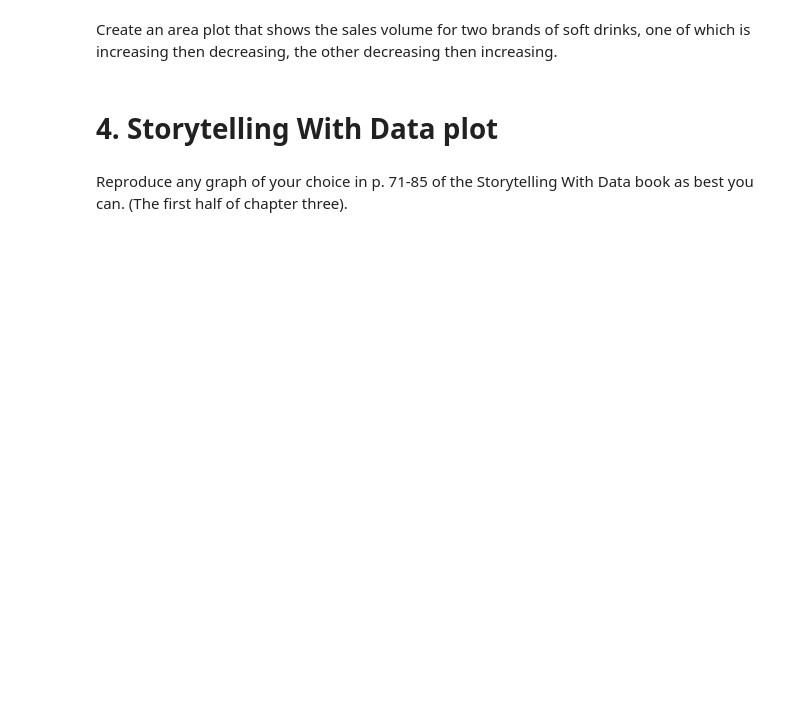
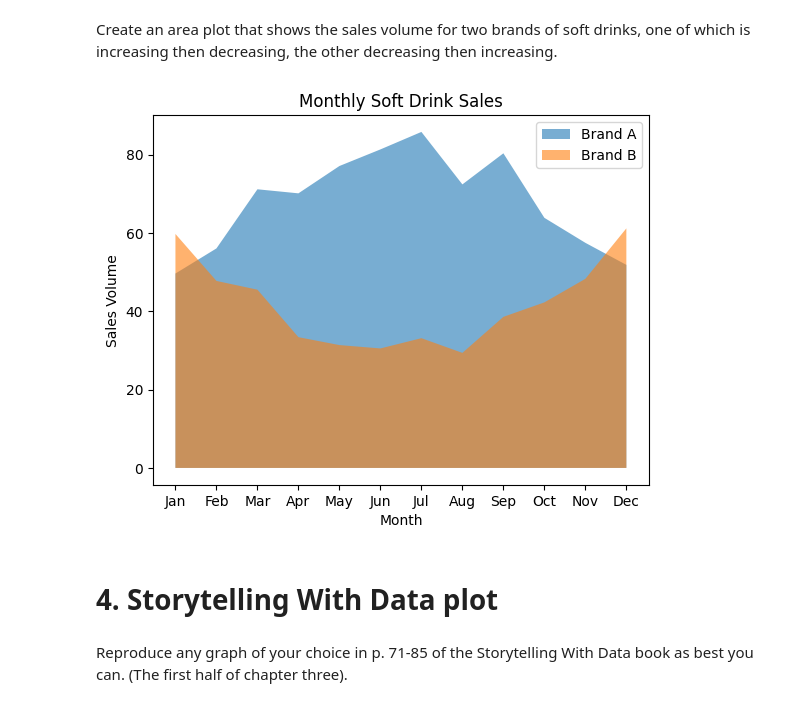
Before and after one commit to svajhart-bu/dx699, a Jupyter notebook: week-05/OMDS-ModB2-Week5-Svajhart-Michael.ipynb, the cells around one changed output. Drawn from its saved outputs; the diff is of its cells as text; code cells hidden in the pictures; blank space fills up the shorter version.

```diff
--- a/week-05/OMDS-ModB2-Week5-Svajhart-Michael.ipynb
+++ b/week-05/OMDS-ModB2-Week5-Svajhart-Michael.ipynb
@@ -239,5 +298,38 @@ Create a line plot that shows a sales volume of soft drinks that decreases, then
 # %% [markdown]
 Create an area plot that shows the sales volume for two brands of soft drinks, one of which is increasing then decreasing, the other decreasing then increasing.
+# %%
+# Months - same as last graph
+months = np.arange(1, 13)
+
+# Brand A: same U like last graph standard U shape
+brand_A = 80 - (months - 6.5)**2
+noise_a = np.random.normal(0, 2, 12) #adds a value from 0 +-2 so values for each month will wiggle down or up after adding the values
+brand_A = brand_A + noise_a
+brand_A += np.random.normal(0, 2, 12)
+
+# Brand B: Turn that frown upside down
+brand_B = 30 + (months - 6.5)**2
+noise_b = np.random.normal(0,3, 12) #adds a value from 0 +-3 so values for each month will wiggle down or up after adding the values
+brand_B = brand_B + noise_a
+
+plt.figure()
+
+plt.fill_between(months, brand_A, alpha=0.6, label="Brand A")
+plt.fill_between(months, brand_B, alpha=0.6, label="Brand B")
+
+plt.xticks(months, [
+    "Jan","Feb","Mar","Apr","May","Jun",
+    "Jul","Aug","Sep","Oct","Nov","Dec"
+])
+
+plt.xlabel("Month")
+plt.ylabel("Sales Volume")
+plt.title("Monthly Soft Drink Sales")
+plt.legend()
+
+plt.show()
+# %% [output]
+[figure, added]
 # %% [markdown]
 # 4. Storytelling With Data plot
 # %% [markdown]
```
Also changed, not shown: parts of 6 cells of this notebook, 7 other files.
